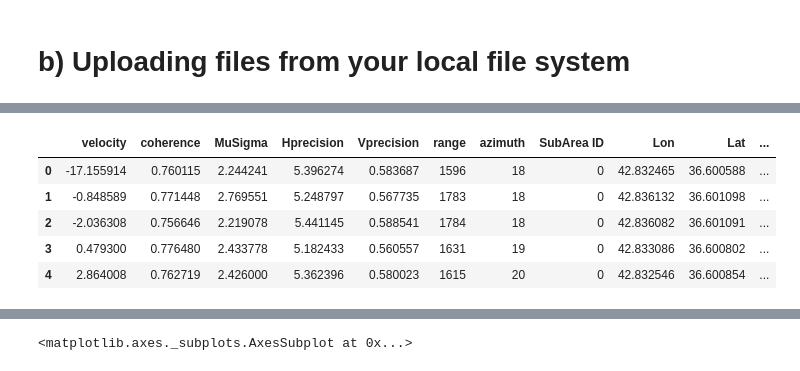
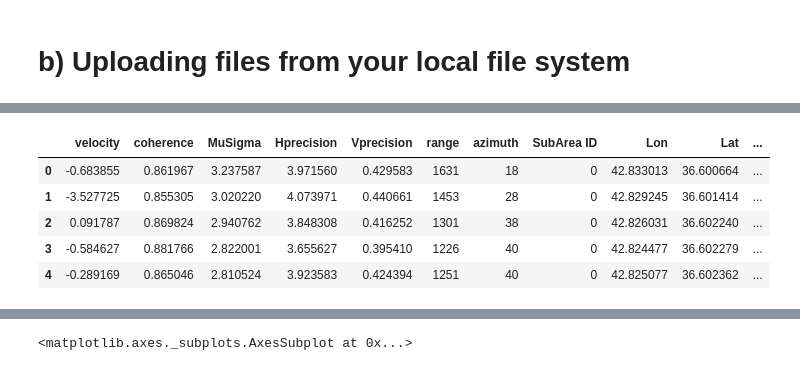
Before and after one commit to mdefilippi85/P-Project-Big-Data, a Jupyter notebook: example geopandas.ipynb, the cells around one changed output, grey strips where cells are left out. Saved outputs shown, nothing was run; the diff lists cells and outputs as text; code cells hidden in the pictures.

```diff
--- a/example geopandas.ipynb
+++ b/example geopandas.ipynb
@@ -55,10 +58,10 @@ User uploaded file "sentinel_asc_mosul_PS_75_0.shx" with length 276572 bytes
 # %%
-df_regioni = gpd.read_file(filename="/content/sentinel_asc_mosul_PS_75_0.shp")
+df_regioni = gpd.read_file(filename="/content/sentinel_asc_mosul_PS_85_0.shp")
 df_regioni.head()
 # %% [output]
 |  | velocity | coherence | MuSigma | Hprecision | Vprecision | range | azimuth | SubArea ID | Lon | Lat | ... |
-| 0 | -17.155914 | 0.760115 | 2.244241 | 5.396274 | 0.583687 | 1596 | 18 | 0 | 42.832465 | 36.600588 | ... |
-| 1 | -0.848589 | 0.771448 | 2.769551 | 5.248797 | 0.567735 | 1783 | 18 | 0 | 42.836132 | 36.601098 | ... |
-| 2 | -2.036308 | 0.756646 | 2.219078 | 5.441145 | 0.588541 | 1784 | 18 | 0 | 42.836082 | 36.601091 | ... |
-| 3 | 0.479300 | 0.776480 | 2.433778 | 5.182433 | 0.560557 | 1631 | 19 | 0 | 42.833086 | 36.600802 | ... |
-| 4 | 2.864008 | 0.762719 | 2.426000 | 5.362396 | 0.580023 | 1615 | 20 | 0 | 42.832546 | 36.600854 | ... |
+| 0 | -0.683855 | 0.861967 | 3.237587 | 3.971560 | 0.429583 | 1631 | 18 | 0 | 42.833013 | 36.600664 | ... |
+| 1 | -3.527725 | 0.855305 | 3.020220 | 4.073971 | 0.440661 | 1453 | 28 | 0 | 42.829245 | 36.601414 | ... |
+| 2 | 0.091787 | 0.869824 | 2.940762 | 3.848308 | 0.416252 | 1301 | 38 | 0 | 42.826031 | 36.602240 | ... |
+| 3 | -0.584627 | 0.881766 | 2.822001 | 3.655627 | 0.395410 | 1226 | 40 | 0 | 42.824477 | 36.602279 | ... |
+| 4 | -0.289169 | 0.865046 | 2.810524 | 3.923583 | 0.424394 | 1251 | 40 | 0 | 42.825077 | 36.602362 | ... |
```
Also changed, not shown: parts of 11 cells of this notebook.
